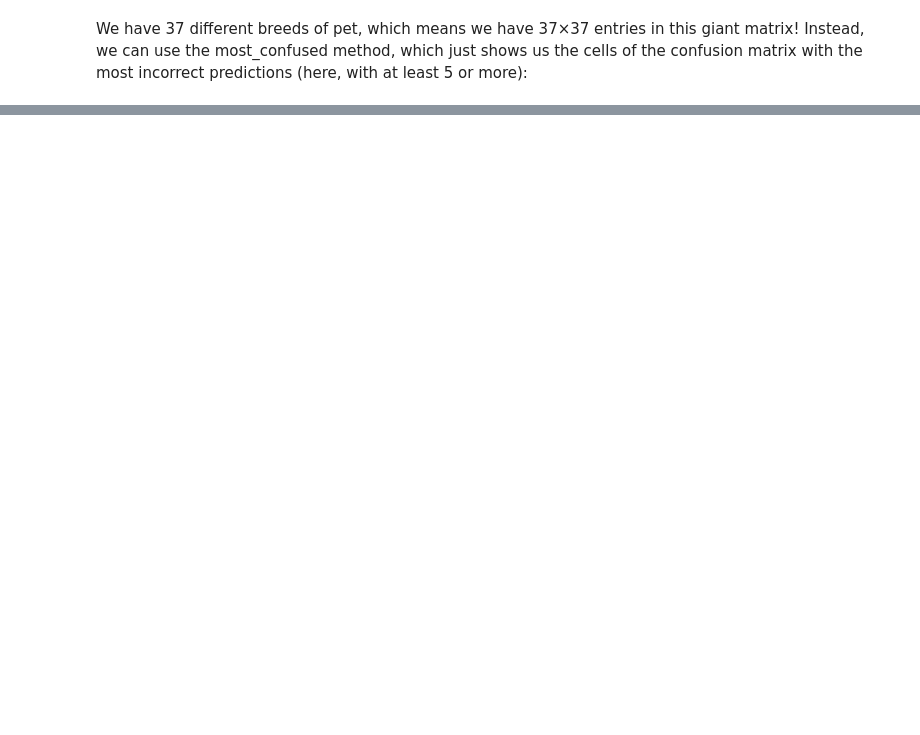
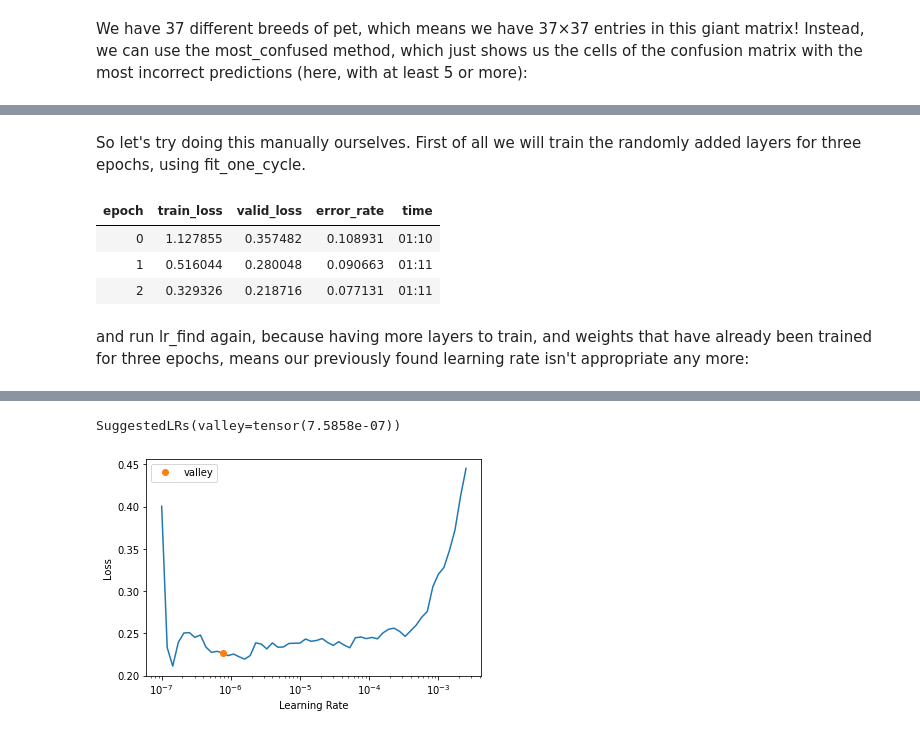
Before and after one commit to alexandrasouly/fastai_exploration, a Jupyter notebook: lesson_5/pet_breeds.ipynb, the cells around one changed output, grey strips where cells are left out. Saved outputs shown, nothing was run; the diff lists cells and outputs as text; code cells hidden in the pictures; blank space fills up the shorter version.

```diff
--- a/lesson_5/pet_breeds.ipynb
+++ b/lesson_5/pet_breeds.ipynb
@@ -132,0 +171,11 @@ NameError: name 'interp' is not defined
+# %% [markdown]
+So let's try doing this manually ourselves. First of all we will train the randomly added layers for three epochs, using fit_one_cycle.
+# %%
+
+learn = cnn_learner(dls, resnet34, metrics=error_rate)
+learn.fit_one_cycle(3, 3e-3)
+# %% [output]
+| epoch | train_loss | valid_loss | error_rate | time |
+| 0 | 1.127855 | 0.357482 | 0.108931 | 01:10 |
+| 1 | 0.516044 | 0.280048 | 0.090663 | 01:11 |
+| 2 | 0.329326 | 0.218716 | 0.077131 | 01:11 |
@@ -132,0 +184,5 @@ NameError: name 'interp' is not defined
+# %% [markdown]
+and run lr_find again, because having more layers to train, and weights that have already been trained for three epochs, means our previously found learning rate isn't appropriate any more:
+# %%
+lr_min,lr_steep = learn.lr_find(suggest_funcs=(minimum, steep))
+# %% [output]
@@ -132,0 +190,2 @@ NameError: name 'interp' is not defined
+SuggestedLRs(valley=tensor(7.5858e-07))
+[figure, added]
```
Also changed, not shown: parts of 27 cells of this notebook, 3 other files.
